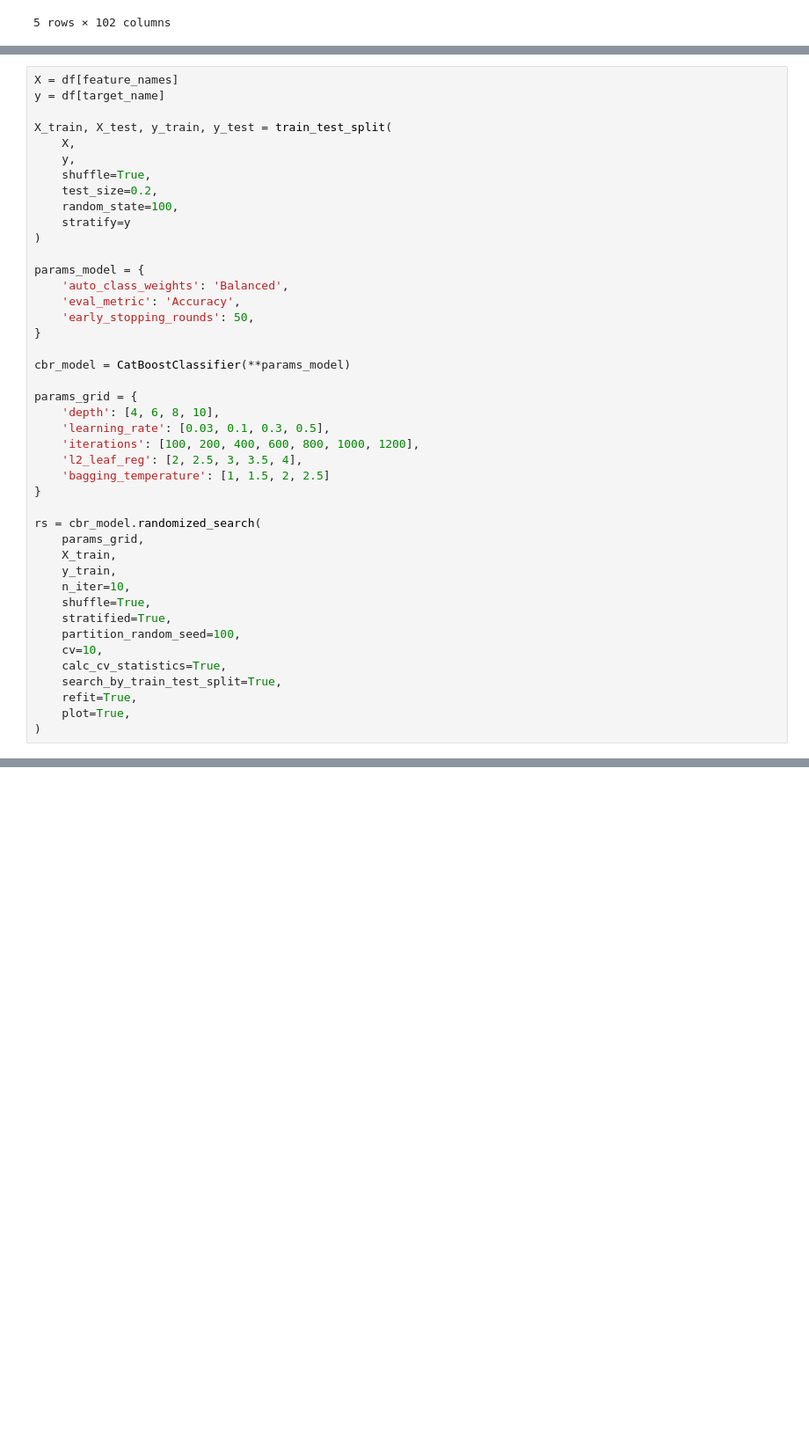
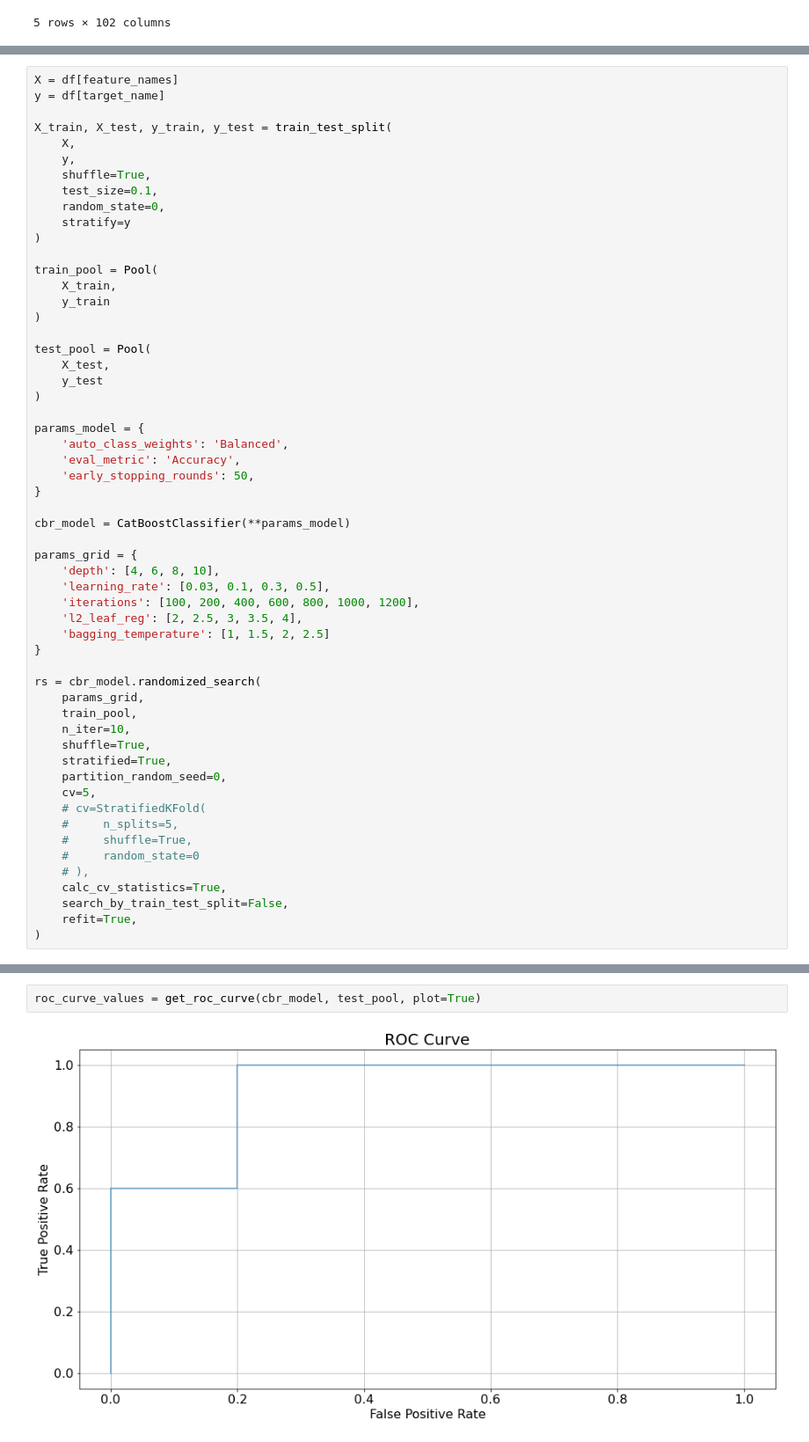
Before and after one commit to albul-k/ml_covid_surv_prediction, a Jupyter notebook: baseline-catboost_clf.ipynb, the cells around one changed output, grey strips where cells are left out. Shown at 88% size. Saved outputs shown, nothing was run; the diff lists cells and outputs as text; blank space fills up the shorter version.

```diff
--- a/baseline-catboost_clf.ipynb
+++ b/baseline-catboost_clf.ipynb
@@ -55,9 +75,19 @@ X_train, X_test, y_train, y_test = train_test_split(
     X,
     y,
     shuffle=True,
-    test_size=0.2,
-    random_state=100,
+    test_size=0.1,
+    random_state=0,
     stratify=y
+)
+
+train_pool = Pool(
+    X_train,
+    y_train
+)
+
+test_pool = Pool(
+    X_test,
+    y_test
 )
 
 params_model = {
@@ -78,16 +108,19 @@ params_grid = {
 
 rs = cbr_model.randomized_search(
     params_grid,
-    X_train,
-    y_train,
+    train_pool,
     n_iter=10,
     shuffle=True,
     stratified=True,
-    partition_random_seed=100,
-    cv=10,
+    partition_random_seed=0,
+    cv=5,
+    # cv=StratifiedKFold(
+    #     n_splits=5,
+    #     shuffle=True,
+    #     random_state=0
+    # ),
     calc_cv_statistics=True,
-    search_by_train_test_split=True,
+    search_by_train_test_split=False,
     refit=True,
-    plot=True,
 )
 # %% [output]
@@ -138,3 +172,7 @@ Confusion matrix:
+# %%
+roc_curve_values = get_roc_curve(cbr_model, test_pool, plot=True)
+# %% [output]
+[figure, added]
 # %%
 feature_importances = pd.DataFrame(
     zip(X.columns, cbr_model.get_feature_importance()),
```
Also changed, not shown: parts of 7 cells of this notebook.
